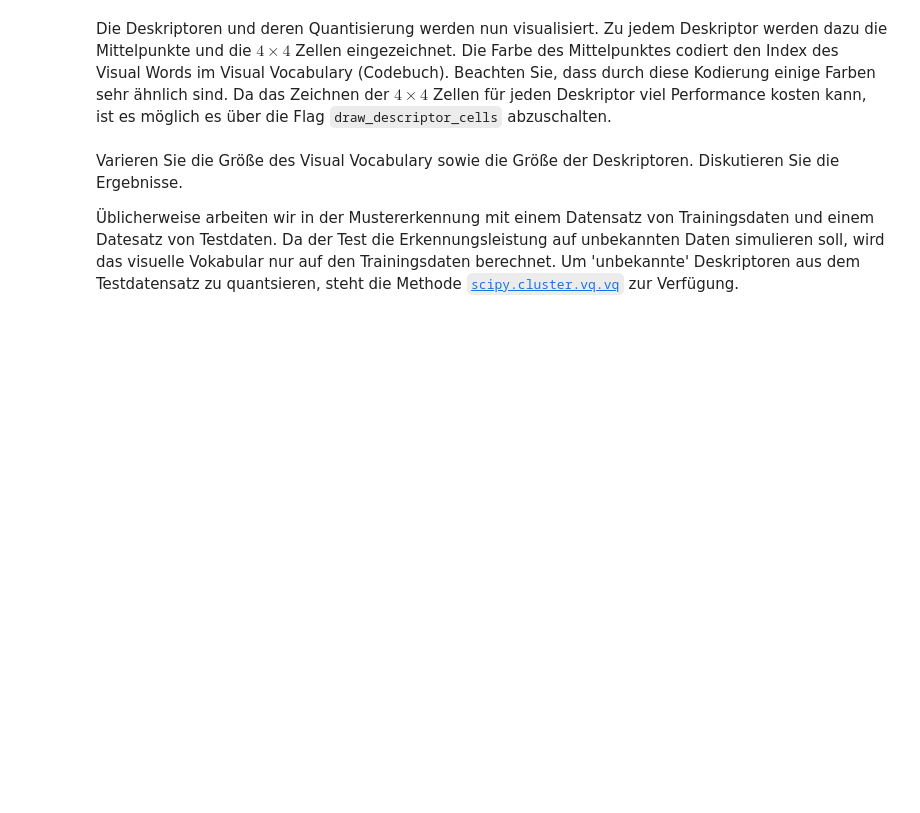
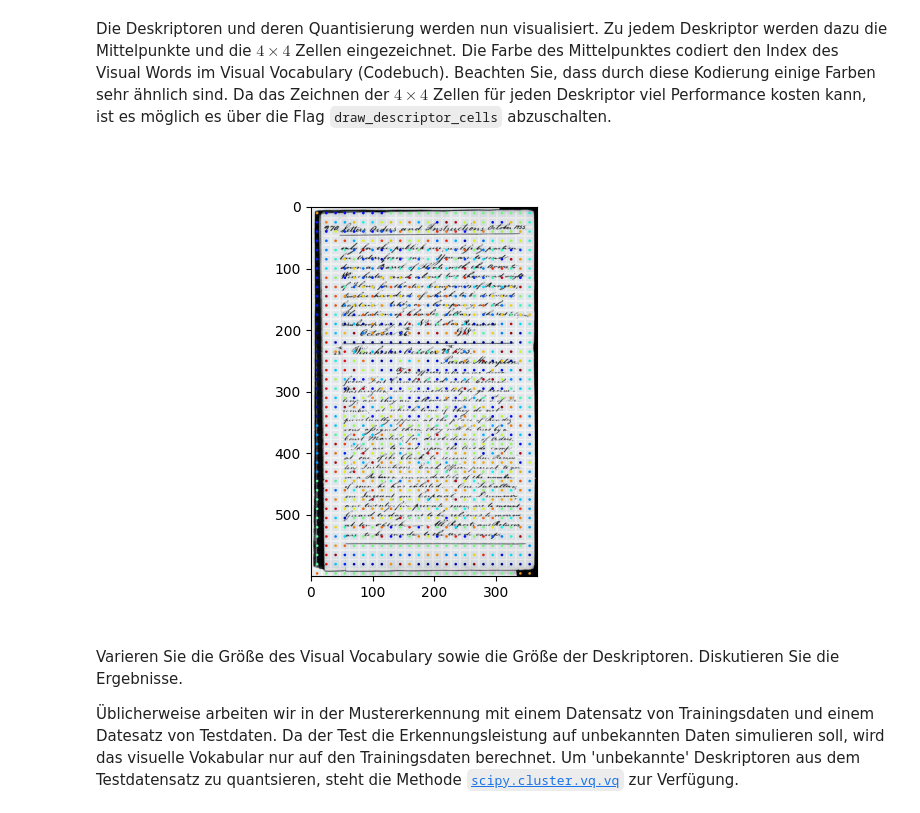
Before and after one commit to magdyamr542/fachprojekt, a Jupyter notebook: aufgabe5/aufgabe05.ipynb, the cells around one changed output. Drawn from its saved outputs; the diff is of its cells as text; code cells hidden in the pictures; blank space fills up the shorter version.

```diff
--- a/aufgabe5/aufgabe05.ipynb
+++ b/aufgabe5/aufgabe05.ipynb
@@ -197,28 +231,30 @@ Die Deskriptoren und deren Quantisierung werden nun visualisiert. Zu jedem Deskr
 # %%
 from matplotlib.patches import Circle, Rectangle
 from matplotlib.lines import Line2D
 
-draw_descriptor_cells = True
+draw_descriptor_cells = False
 fig = plt.figure()
 ax = fig.add_subplot(111)
 ax.imshow(im_arr, cmap=cm.get_cmap('Greys_r'))
 ax.autoscale(enable=False)
 colormap = cm.get_cmap('jet')
 desc_len = cell_size * 4
 for (x, y), label in zip(frames, labels):
     color = colormap(label / float(n_centroids))
     circle = Circle((x, y), radius=1, fc=color, ec=color, alpha=1)
     rect = Rectangle((x - desc_len / 2, y - desc_len / 2), desc_len, desc_len, alpha=0.08, lw=1)
     ax.add_patch(circle)
     if draw_descriptor_cells:
         for p_factor in [0.25, 0.5, 0.75]:
             offset_dyn = desc_len * (0.5 - p_factor)
             offset_stat = desc_len * 0.5
             line_h = Line2D((x - offset_stat, x + offset_stat), (y - offset_dyn, y - offset_dyn), alpha=0.08, lw=1)
             line_v = Line2D((x - offset_dyn , x - offset_dyn), (y - offset_stat, y + offset_stat), alpha=0.08, lw=1)
             ax.add_line(line_h)
             ax.add_line(line_v)
     ax.add_patch(rect)
+# %% [output]
+[figure, added]
 # %% [markdown]
 Varieren Sie die Größe des Visual Vocabulary sowie die Größe der Deskriptoren. Diskutieren Sie die Ergebnisse.
 
```
Also changed, not shown: parts of 9 cells of this notebook.
